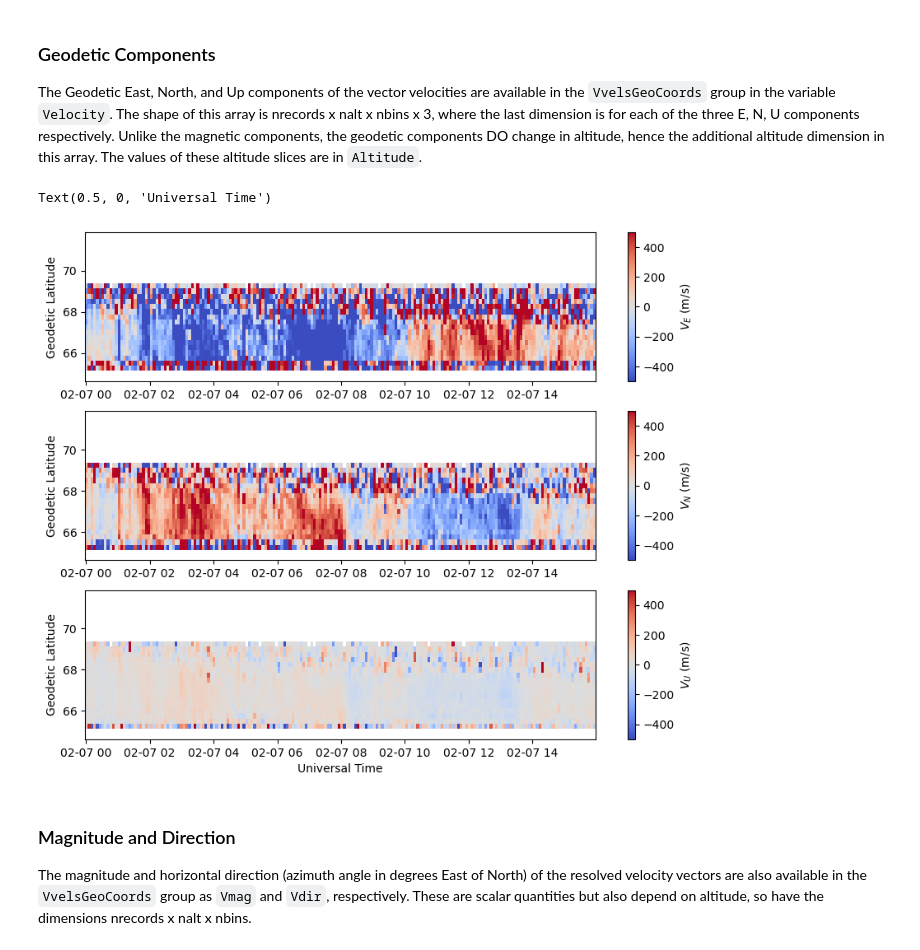
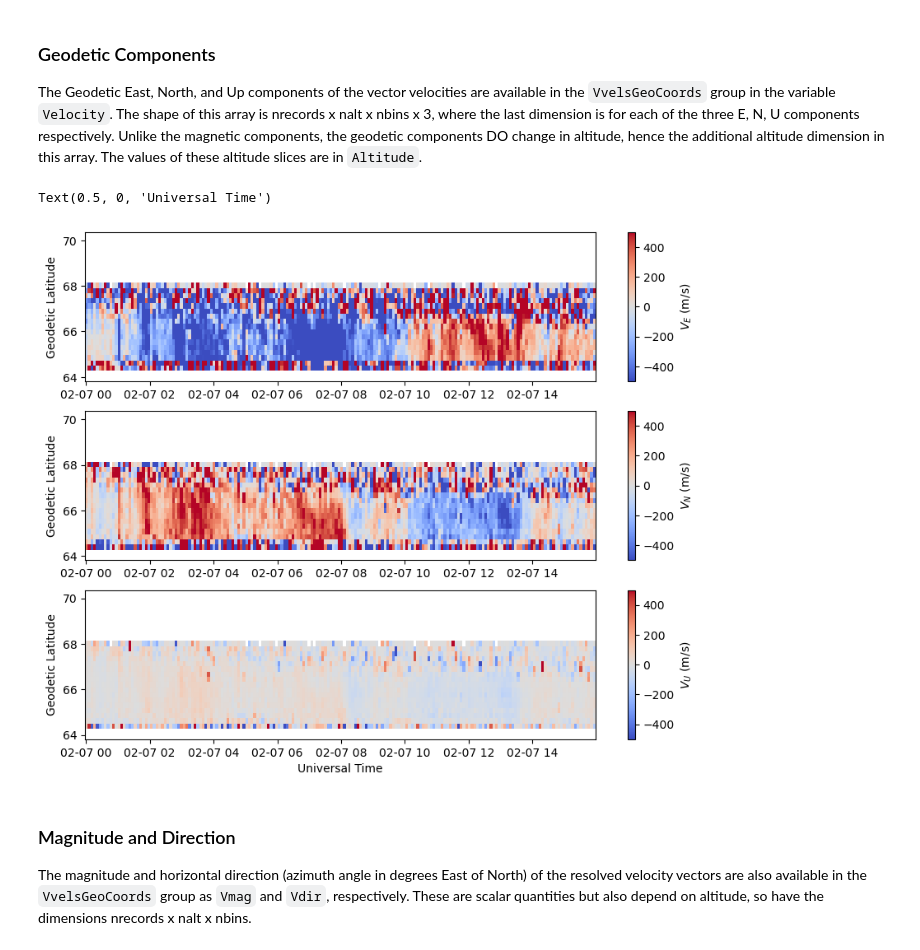
Before and after one commit to amisr/amisr_user_manual, a Jupyter notebook: new_vvels.ipynb, the cells around one changed output. Drawn from its saved outputs; the diff is of its cells as text; code cells hidden in the pictures.

Commit message:
Fix typo/bug in examples to plot glat not mlat.

```diff
--- a/new_vvels.ipynb
+++ b/new_vvels.ipynb
@@ -151,27 +151,27 @@ The Geodetic East, North, and Up components of the vector velocities are availab
 # %%
 targalt = 300.
 
 with h5py.File(filepath, 'r') as h5:
     alt = h5['VvelsGeoCoords/Altitude'][:,0]
     aidx = np.argmin(np.abs(alt-targalt))
     glat = h5['VvelsGeoCoords/Latitude'][aidx,:]
     vel = h5['VvelsGeoCoords/Velocity'][:,aidx,:,:]
     utime = h5['Time/UnixTime'][:,0]
 
 time = utime.astype('datetime64[s]')
 
 fig = plt.figure(figsize=(10,8))
 gs = gridspec.GridSpec(3,1)
 ax = [fig.add_subplot(gs[i]) for i in range(3)]
 for i, comp in enumerate(['E','N','U']):
-    c = ax[i].pcolormesh(time, mlat, vel[:,:,i].T, vmin=-500., vmax=500., cmap='coolwarm')
+    c = ax[i].pcolormesh(time, glat, vel[:,:,i].T, vmin=-500., vmax=500., cmap='coolwarm')
     ax[i].set_ylabel('Geodetic Latitude')
     fig.colorbar(c, label=fr'$V_{comp}$ (m/s)')
 
 ax[2].set_xlabel('Universal Time')
 # %% [output]
 Text(0.5, 0, 'Universal Time')
-[figure, old version]
+[figure, new version]
 # %% [markdown]
 ### Magnitude and Direction
 
```
Also changed, not shown: parts of 2 cells of this notebook.
